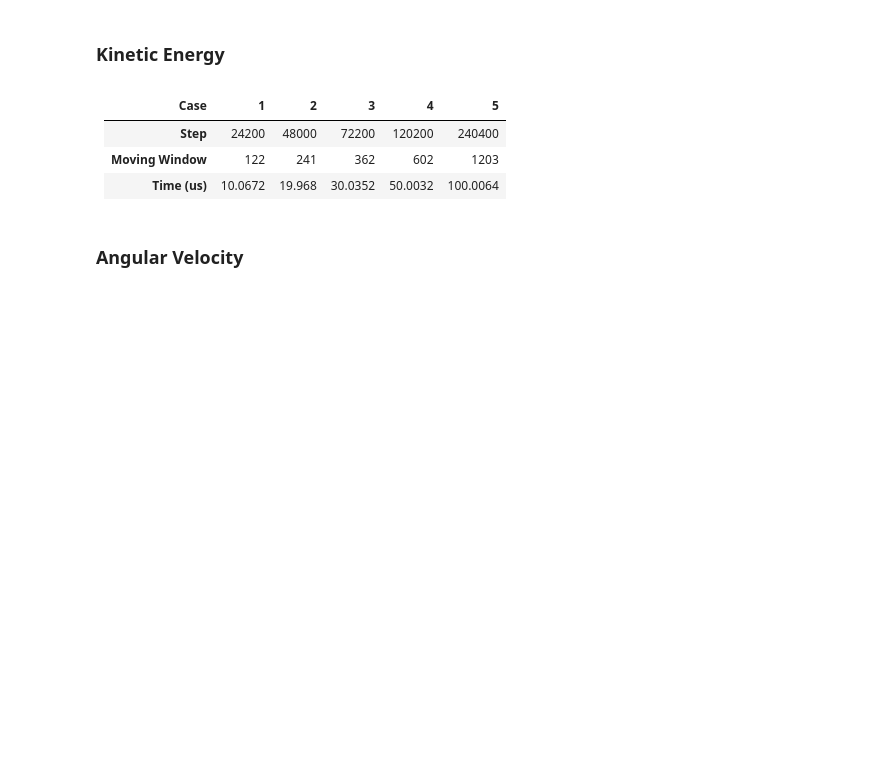
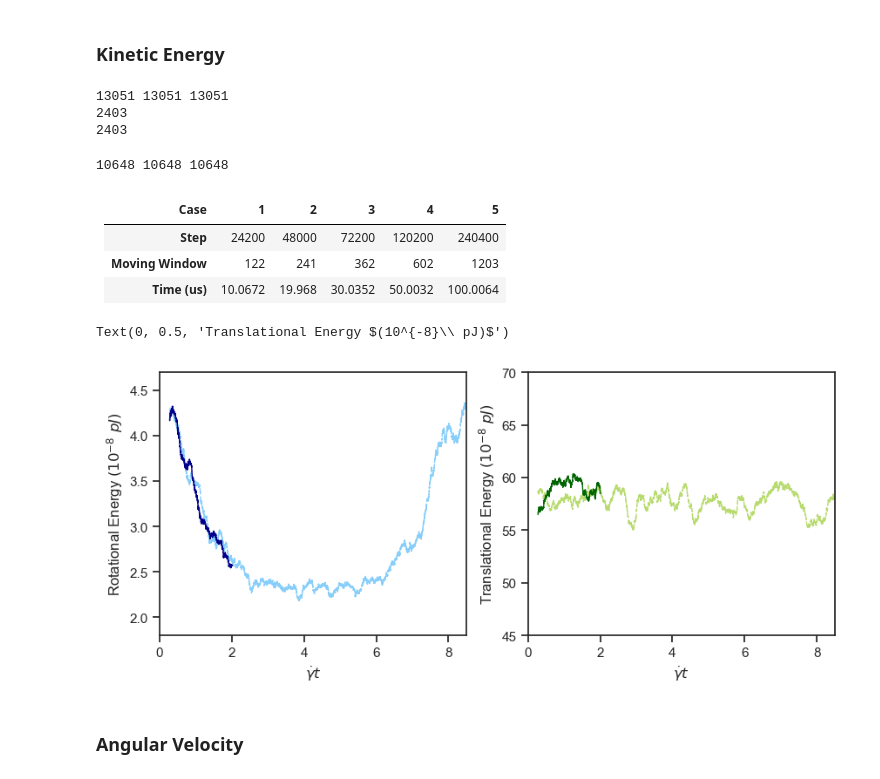
Before and after one commit to gary89git/data_processing, a Jupyter notebook: flip1-30.ipynb, the cells around one changed output. Drawn from its saved outputs; the diff is of its cells as text; code cells hidden in the pictures; blank space fills up the shorter version.

```diff
--- a/flip1-30.ipynb
+++ b/flip1-30.ipynb
@@ -180,12 +185,18 @@ t_ats = [x.value for i,x in enumerate(f2_30['bh']) if x.value is not None and i
 E_ta = [x.value*1231663*1.446 for i,x in enumerate(f2_30['ap']) if x.value is not None and i > 0]
 E_ra = [x.value*1231663*1.446 for i,x in enumerate(f2_30['aq']) if x.value is not None and i > 0]
 print(len(t_ats), len(E_ta), len(E_ra))
-E_ta = move_avg_time(E_ta, t_ats, 50)
-E_ra = move_avg_time(E_ra, t_ats, 50)
+E_ta = move_avg_time(E_ta, t_ats, 100)
+E_ra = move_avg_time(E_ra, t_ats, 100)
 t_ats = [i*gamma for i in t_ats]
+# %% [output]
+13051 13051 13051
+2403
+2403
 # %%
-t_ats = t_ats[961:]
+t_ats = t_ats[2403:]
 print(len(t_ats), len(E_ta), len(E_ra))
+# %% [output]
+10648 10648 10648
 # %% [markdown]
 |**Case**|1|2|3|4|5|
 |:---:|---:|---:|---:|---:|---:|
@@ -193,7 +204,7 @@ print(len(t_ats), len(E_ta), len(E_ra))
 | **Moving Window** 	| 122  	| 241  	| 362  	| 602  	| 1203  |
 | **Time (us)** 	| 10.0672  	| 19.968  	| 30.0352  	| 50.0032  	| 100.0064  |
 # %%
-w = 602
+w = 1203
 E_t = move_avg(E_t, w)
 E_r = move_avg(E_r, w)
 # %%
@@ -330,39 +341,43 @@ print("Done!")
 # %%
 sns.set_style("ticks") # darkgrid, whitegrid, dark, white, ticks
 sns.set_context("notebook") # paper, notebook, talk, poster
-fig = pl.figure(figsize=(12, 5), dpi=100)
+fig = pl.figure(figsize=(10, 4), dpi=100)
 ax1 = fig.add_subplot(121)
 # for i in range(len(pline)):
 #     ax1.plot([pline[i]]*2, [1,5], color='limegreen', linewidth=1, alpha=1, linestyle=':')
 
 # ax1.plot(t_sts[w-1:], E_t, linestyle='--', color='yellowgreen', linewidth=1, alpha=0.7, label=r'$E^{sts}_{tr}$')
 ax1.plot(t_sts[w-1:], E_r, linestyle='--', color='lightskyblue', linewidth=1, alpha=1, label=r'$E^{sts}_{ro}$')
 
 # ax1.plot(t_ats, E_ta, linestyle='-', color='darkgreen', linewidth=1, alpha=1, label=r'$E^{ats}_{tr}$')
-# ax1.plot(t_ats, E_ra, linestyle='-', color='darkblue', linewidth=1, alpha=1, label=r'$E^{ats}_{ro}$')
+ax1.plot(t_ats, E_ra, linestyle='-', color='darkblue', linewidth=1, alpha=1, label=r'$E^{ats}_{ro}$')
 
-ax1.legend(loc=3, ncol=1, fontsize='large')
-ax1.set_xlim([0,8])
+# ax1.legend(loc=9, ncol=1, fontsize='large')
+ax1.set_xlim([0,8.5])
 # ax1.set_xticks(range(0,3001,1000))
 ax1.set_ylim([1.8,4.7])
 # ax1.set_yticks([-1.8+i*0.2 for i in range(11)])
 # ax1.set_yticks([0,-np.pi/2,-np.pi])
 # ax1.set_yticklabels([0,r'$-\frac{\pi}{2}$',r'$-\pi$'])
 ax1.set_xlabel(r'$\dot\gamma t$')
 ax1.set_ylabel(r'Rotational Energy $(10^{-8}\ pJ)$')
 
 ax2 = fig.add_subplot(122)
 ax2.plot(t_sts[w-1:], E_t, linestyle='--', color='yellowgreen', linewidth=1, alpha=0.7, label=r'$E^{sts}_{tr}$')
+ax2.plot(t_ats, E_ta, linestyle='-', color='darkgreen', linewidth=1, alpha=1, label=r'$E^{ats}_{to}$')
 # ax2.plot(J_t[1:], J_omega[1:], marker='', color='blue', linewidth=1, alpha=1, label=r'$\omega$')
-ax2.legend(loc=3, ncol=1,fontsize='large')
-ax2.set_xlim([0,8])
-ax2.set_ylim([50,65])
+# ax2.legend(loc=7, ncol=1,fontsize='large')
+ax2.set_xlim([0,8.5])
+ax2.set_ylim([45,70])
 # ax2.set_xticks(range(0,3001,500))
 ax2.set_xlabel(r'$\dot\gamma t$')
 ax2.set_ylabel(r'Translational Energy $(10^{-8}\ pJ)$')
 
 # fig.subplots_adjust(bottom=0.1, right=0.8, top=0.9, wspace = 0.2, hspace = 0.2)
 # fig.subplots_adjust(wspace = 0.3)
+# %% [output]
+Text(0, 0.5, 'Translational Energy $(10^{-8}\\ pJ)$')
+[figure, added]
 # %%
 fig.savefig('f1-30E.png', dpi=200, bbox_inches='tight')
 # %% [markdown]
```
Also changed, not shown: parts of 8 cells of this notebook.
